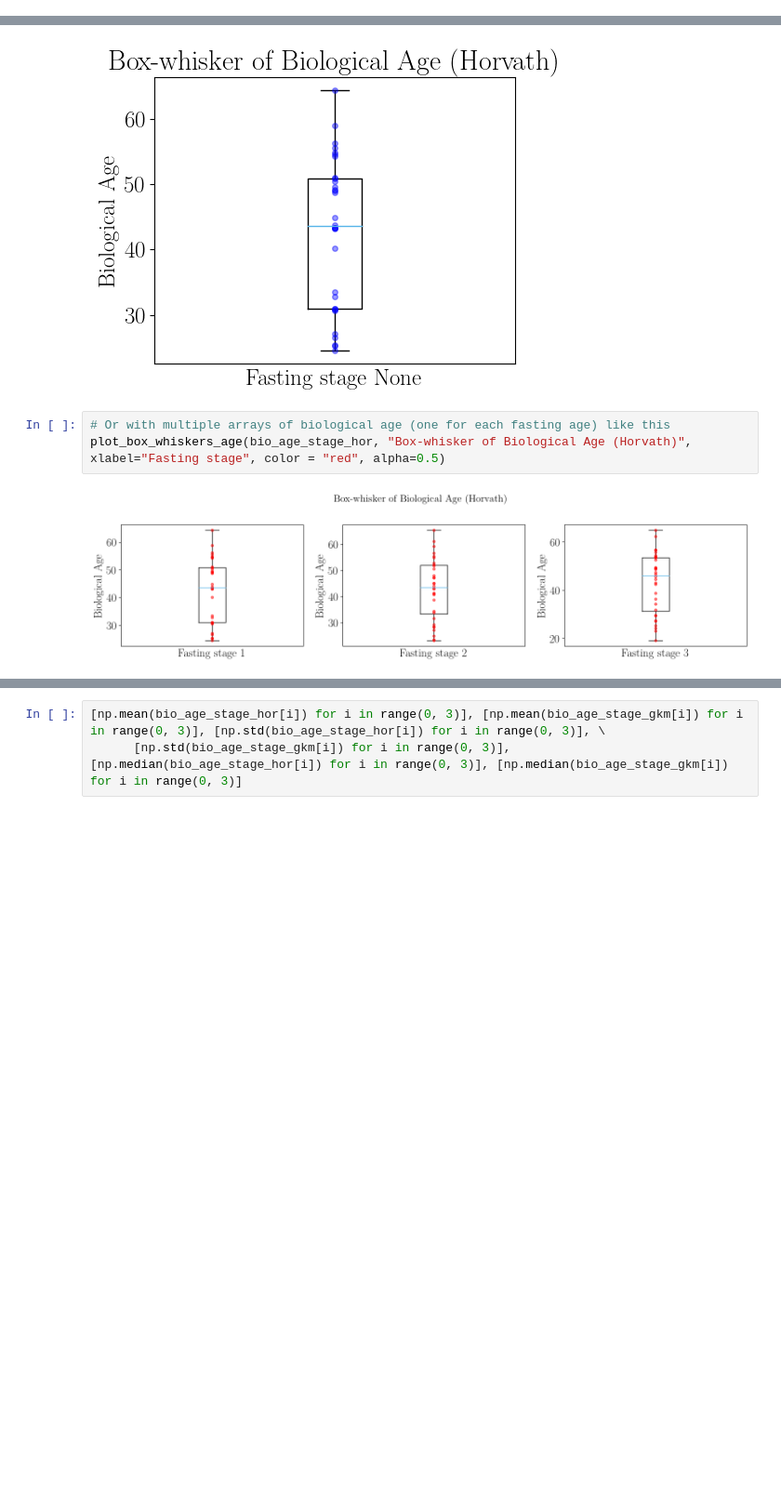
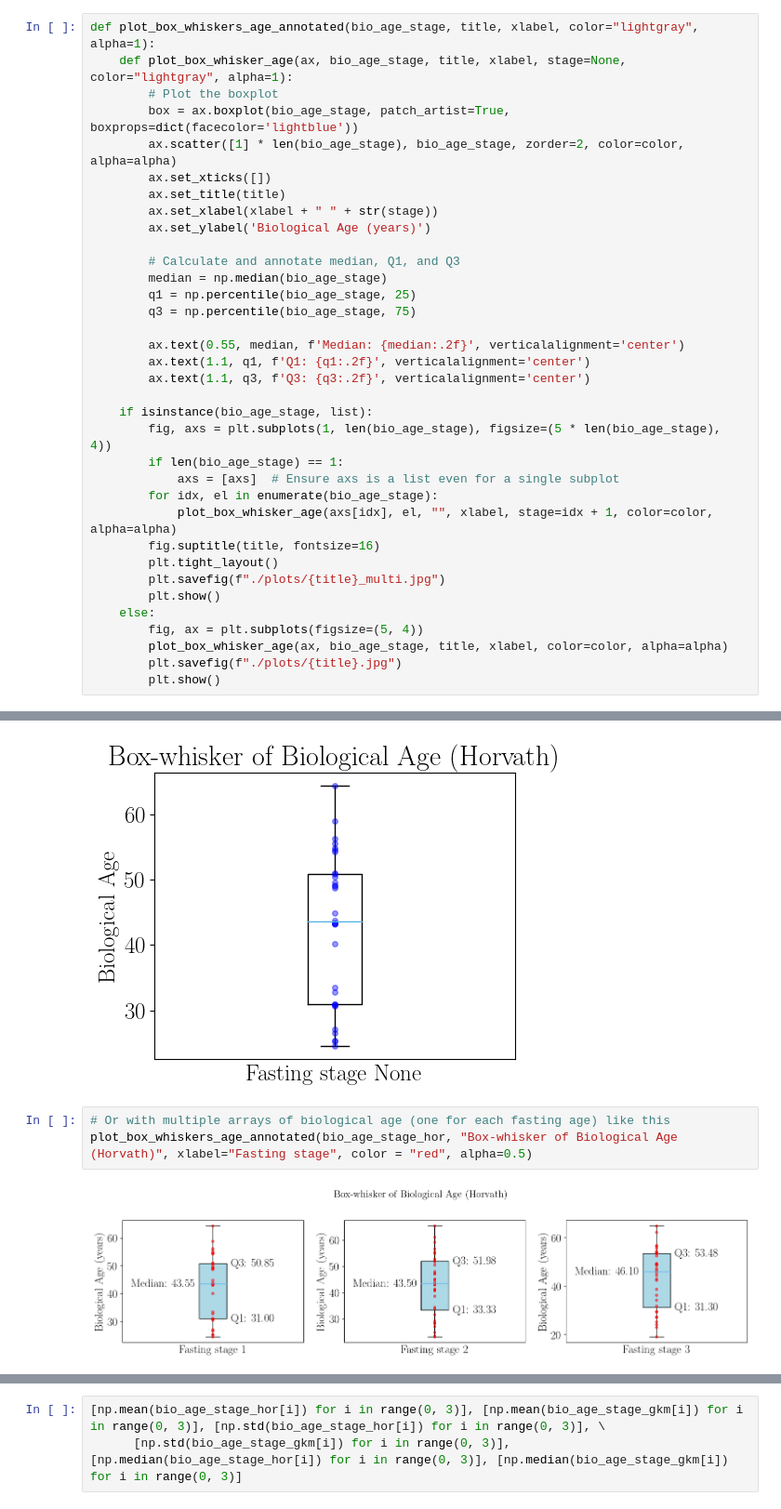
Before and after one commit to AmroAbdrabo/project-fasting-on-aging, a Jupyter notebook: exploratory_analysis.ipynb, the cells around one changed output, grey strips where cells are left out. Shown at 93% size. Cells and saved outputs as stored; diff of their text form; blank space fills up the shorter version.

```diff
--- a/exploratory_analysis.ipynb
+++ b/exploratory_analysis.ipynb
@@ -357,6 +453,41 @@ plot_pca_by_sites(ch_sites_gkm, data, "Non-CGI", "GKM") #GKM
 # %%
 bio_age_stage_hor = [merged_df[merged_df['Timepoint'] == i]['Score.horvath'] for i in range(1, 4)]
 bio_age_stage_gkm = [merged_df[merged_df['Timepoint'] == i]['Score GKM age'] for i in range(1, 4)]
+# %%
+def plot_box_whiskers_age_annotated(bio_age_stage, title, xlabel, color="lightgray", alpha=1):
+    def plot_box_whisker_age(ax, bio_age_stage, title, xlabel, stage=None, color="lightgray", alpha=1):
+        # Plot the boxplot
+        box = ax.boxplot(bio_age_stage, patch_artist=True, boxprops=dict(facecolor='lightblue'))
+        ax.scatter([1] * len(bio_age_stage), bio_age_stage, zorder=2, color=color, alpha=alpha)
+        ax.set_xticks([])
+        ax.set_title(title)
+        ax.set_xlabel(xlabel + " " + str(stage))
+        ax.set_ylabel('Biological Age (years)')
+
+        # Calculate and annotate median, Q1, and Q3
+        median = np.median(bio_age_stage)
+        q1 = np.percentile(bio_age_stage, 25)
+        q3 = np.percentile(bio_age_stage, 75)
+
+        ax.text(0.55, median, f'Median: {median:.2f}', verticalalignment='center')
+        ax.text(1.1, q1, f'Q1: {q1:.2f}', verticalalignment='center')
+        ax.text(1.1, q3, f'Q3: {q3:.2f}', verticalalignment='center')
+
+    if isinstance(bio_age_stage, list):
+        fig, axs = plt.subplots(1, len(bio_age_stage), figsize=(5 * len(bio_age_stage), 4))
+        if len(bio_age_stage) == 1:
+            axs = [axs]  # Ensure axs is a list even for a single subplot
+        for idx, el in enumerate(bio_age_stage):
+            plot_box_whisker_age(axs[idx], el, "", xlabel, stage=idx + 1, color=color, alpha=alpha)
+        fig.suptitle(title, fontsize=16)
+        plt.tight_layout()
+        plt.savefig(f"./plots/{title}_multi.jpg")
+        plt.show()
+    else:
+        fig, ax = plt.subplots(figsize=(5, 4))
+        plot_box_whisker_age(ax, bio_age_stage, title, xlabel, color=color, alpha=alpha)
+        plt.savefig(f"./plots/{title}.jpg")
+        plt.show()
 # %%
 # change point size
 plt.rc("lines", linewidth=2.5, markersize=4, markeredgewidth=2.5)
@@ -391,7 +522,7 @@ plot_box_whiskers_age(bio_age_stage_hor[0], "Box-whisker of Biological Age (Horv
 [figure]
 # %%
 # Or with multiple arrays of biological age (one for each fasting age) like this
-plot_box_whiskers_age(bio_age_stage_hor, "Box-whisker of Biological Age (Horvath)", xlabel="Fasting stage", color = "red", alpha=0.5)
+plot_box_whiskers_age_annotated(bio_age_stage_hor, "Box-whisker of Biological Age (Horvath)", xlabel="Fasting stage", color = "red", alpha=0.5)
 # %% [output]
-[figure, old version]
+[figure, new version]
 # %%
```
Also changed, not shown: parts of 41 cells of this notebook, 7 other files.
